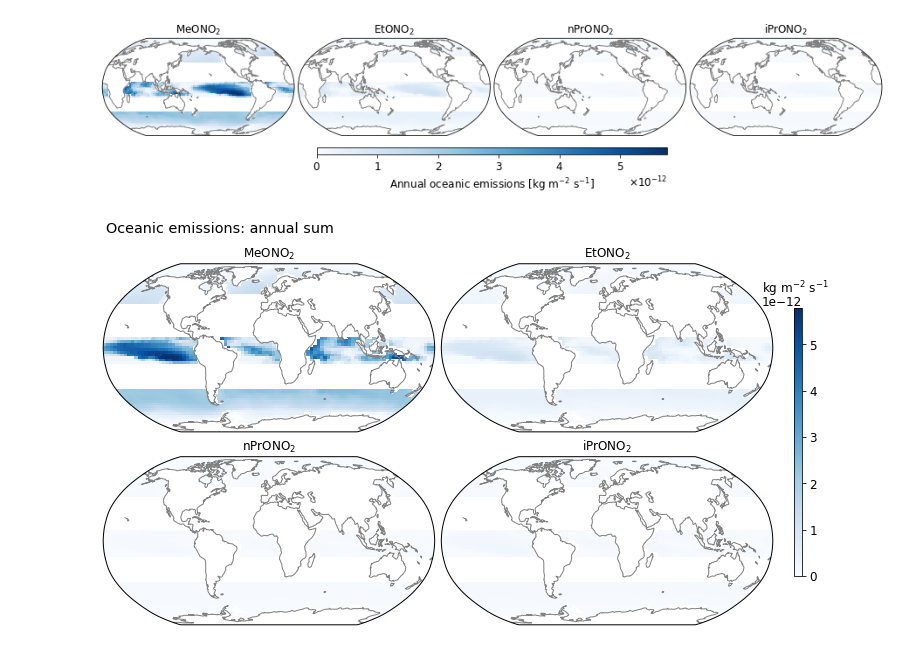
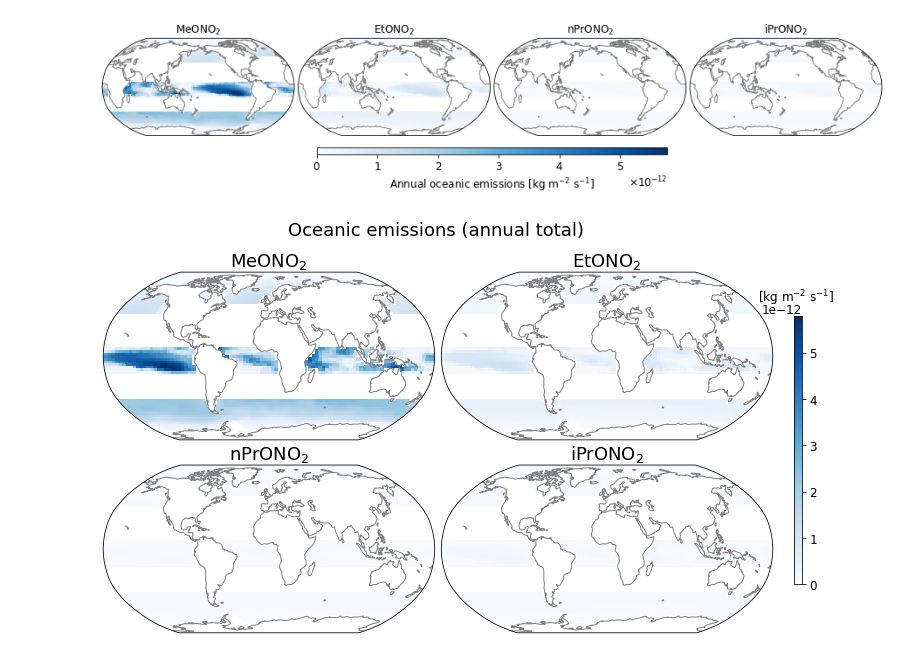
Before and after one commit to mzamyatina/phd_ukca, a Jupyter notebook: rono2_oc_emis.ipynb, the cells around one changed output. Drawn from its saved outputs; the diff is of its cells as text; code cells hidden in the pictures.

Commit message:
produce figures for IGAC2021 poster

```diff
--- a/rono2_oc_emis.ipynb
+++ b/rono2_oc_emis.ipynb
@@ -412,8 +412,8 @@ mskd_iprono2_ann = np.ma.masked_where(iprono2_ann.data<=0.00000000e+00, iprono2_
 # Find max annual emission
 ann_max = max(meono2_ann.max(), etono2_ann.max(), nprono2_ann.max(), iprono2_ann.max())
 # %%
-for_thesis = False
-for_paper = True
+for_thesis = True
+for_paper = False
 # %%
 if for_paper:
     fig, ax = plt.subplots(nrows=1, ncols=4, figsize=(16,5), facecolor="w", subplot_kw=dict(projection=ccrs.Robinson(central_longitude=180)))
@@ -440,24 +440,25 @@ if for_paper:
 # %%
 if for_thesis:
     fig, ax = plt.subplots(nrows=2, ncols=2, figsize=(12,12), subplot_kw=dict(projection=ccrs.Robinson(central_longitude=0)))
     # Hide zero emissions
     cmap_hide = copy(plt.cm.Blues)
     cmap_hide.set_bad('w', 0)
     p00 = ax[0,0].pcolormesh(lons, lats, mskd_meono2_ann, transform=ccrs.PlateCarree(), vmin=0, vmax=ann_max, cmap=cmap_hide);
     ax[0,1].pcolormesh(lons, lats, mskd_etono2_ann, transform=ccrs.PlateCarree(), vmin=0, vmax=ann_max, cmap=cmap_hide);
     ax[1,0].pcolormesh(lons, lats, mskd_nprono2_ann, transform=ccrs.PlateCarree(), vmin=0, vmax=ann_max, cmap=cmap_hide);
     ax[1,1].pcolormesh(lons, lats, mskd_iprono2_ann, transform=ccrs.PlateCarree(), vmin=0, vmax=ann_max, cmap=cmap_hide);
     # common
-    ax[0,0].set_title('$MeONO_2$')
-    ax[0,1].set_title('$EtONO_2$')
-    ax[1,0].set_title('$nPrONO_2$')
-    ax[1,1].set_title('$iPrONO_2$')
+    ax[0,0].set_title('$MeONO_2$', fontsize="18")
+    ax[0,1].set_title('$EtONO_2$', fontsize="18")
+    ax[1,0].set_title('$nPrONO_2$', fontsize="18")
+    ax[1,1].set_title('$iPrONO_2$', fontsize="18")
     for iax in ax.flatten(): iax.coastlines(color='grey')
     cax = fig.add_axes([0.925, 0.35, 0.009, 0.31])
     cb00 = fig.colorbar(p00, cax=cax, orientation='vertical')
-    cb00.ax.set_title('kg $m^{-2}$ $s^{-1}$  ', pad=15);
-    fig.suptitle('Oceanic emissions: annual sum', x=0.26, y=0.76)#, weight='bold')
+    cb00.ax.set_title('[kg $m^{-2}$ $s^{-1}]$  ', pad=15);
+#     fig.suptitle('Oceanic emissions: annual sum', x=0.26, y=0.76)#, weight='bold')
+    fig.suptitle('Oceanic emissions (annual total)', x=0.51, y=0.77, fontsize=18)#, weight='bold')
     fig.subplots_adjust(hspace=-0.58, wspace=0.02)
     fig.savefig(path_to_figs / f'rono2_oc_emis_ann.png', bbox_inches='tight', dpi=300)
 # %% [output]
-[figure, old version]
+[figure, new version]
```
Also changed, not shown: parts of 4 cells of this notebook, 5 other files.
